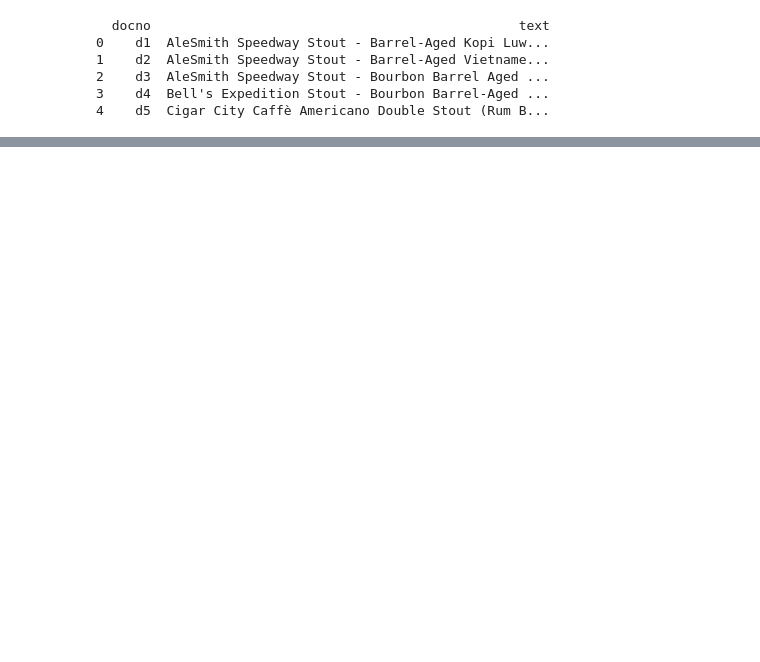
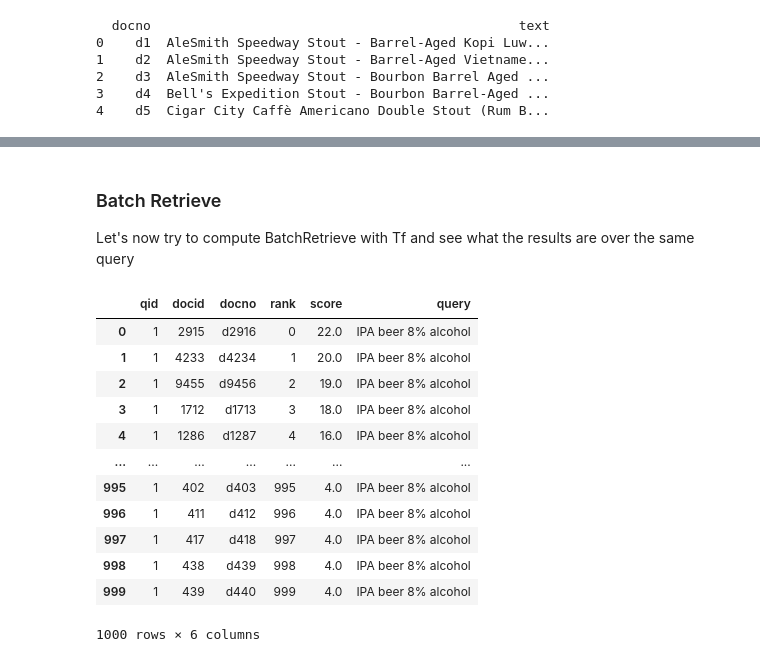
Before and after one commit to lucadibello/beer-search-engine, a Jupyter notebook: index.ipynb, the cells around one changed output, grey strips where cells are left out. Cells and saved outputs as stored; diff of their text form; code cells hidden in the pictures; blank space fills up the shorter version.

Commit message:
Added index

```diff
--- a/index.ipynb
+++ b/index.ipynb
@@ -71,0 +86,5 @@ print(df.head())
+# %%
+current_directory = os.getcwd()
+indexer = pt.DFIndexer(f"{current_directory}\index_3docs", overwrite=True)
+index_ref = indexer.index(df["text"], df["docno"])
+index_ref.toString()
@@ -71,0 +93,2 @@ print(df.head())
+# %%
+index = pt.IndexFactory.of(index_ref)
@@ -71,0 +130,20 @@ print(df.head())
+# %% [markdown]
+### Batch Retrieve
+Let's now try to compute BatchRetrieve with Tf and see what the results are over the same query
+# %%
+br = pt.BatchRetrieve(index, wmodel="Tf")
+br.search("IPA beer 8% alcohol")
+# %% [output]
+|  | qid | docid | docno | rank | score | query |
+| 0 | 1 | 2915 | d2916 | 0 | 22.0 | IPA beer 8% alcohol |
+| 1 | 1 | 4233 | d4234 | 1 | 20.0 | IPA beer 8% alcohol |
+| 2 | 1 | 9455 | d9456 | 2 | 19.0 | IPA beer 8% alcohol |
+| 3 | 1 | 1712 | d1713 | 3 | 18.0 | IPA beer 8% alcohol |
+| 4 | 1 | 1286 | d1287 | 4 | 16.0 | IPA beer 8% alcohol |
+| ... | ... | ... | ... | ... | ... | ... |
+| 995 | 1 | 402 | d403 | 995 | 4.0 | IPA beer 8% alcohol |
+| 996 | 1 | 411 | d412 | 996 | 4.0 | IPA beer 8% alcohol |
+| 997 | 1 | 417 | d418 | 997 | 4.0 | IPA beer 8% alcohol |
+| 998 | 1 | 438 | d439 | 998 | 4.0 | IPA beer 8% alcohol |
+| 999 | 1 | 439 | d440 | 999 | 4.0 | IPA beer 8% alcohol |
+1000 rows × 6 columns
```
Also changed, not shown: parts of 14 cells of this notebook, 10 other files.
